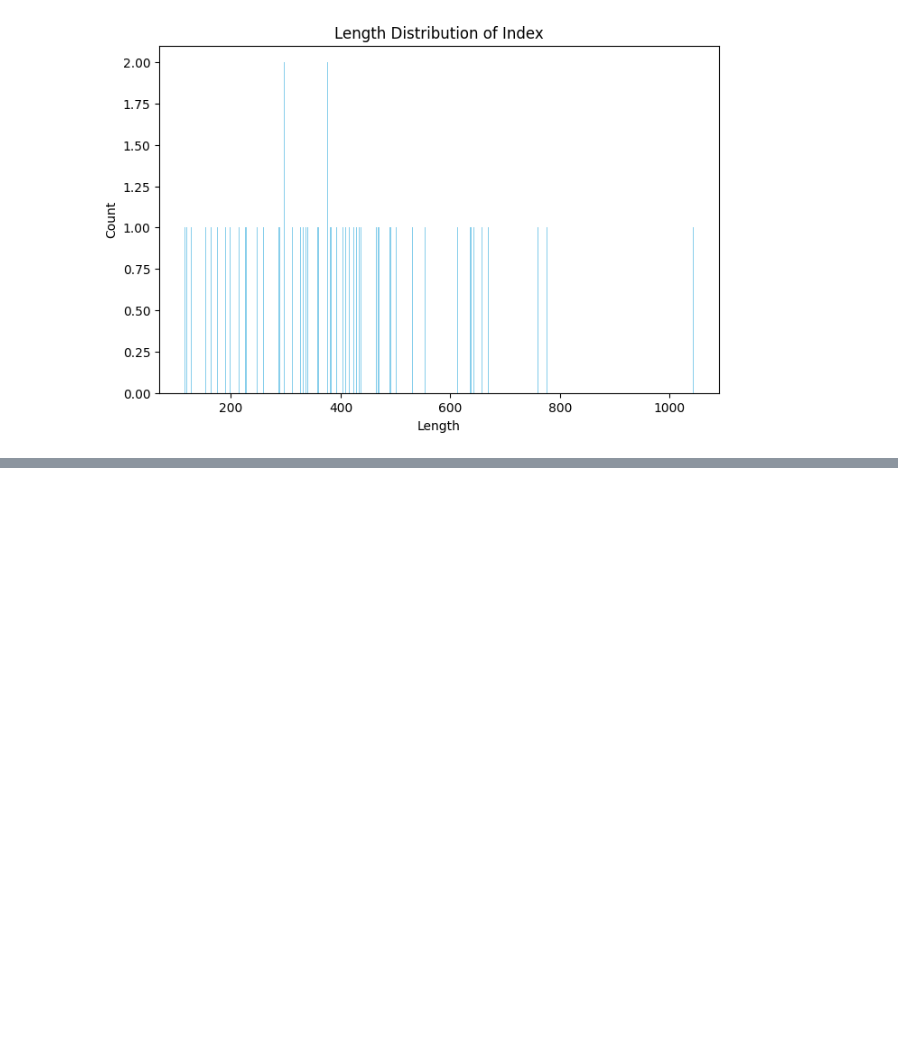
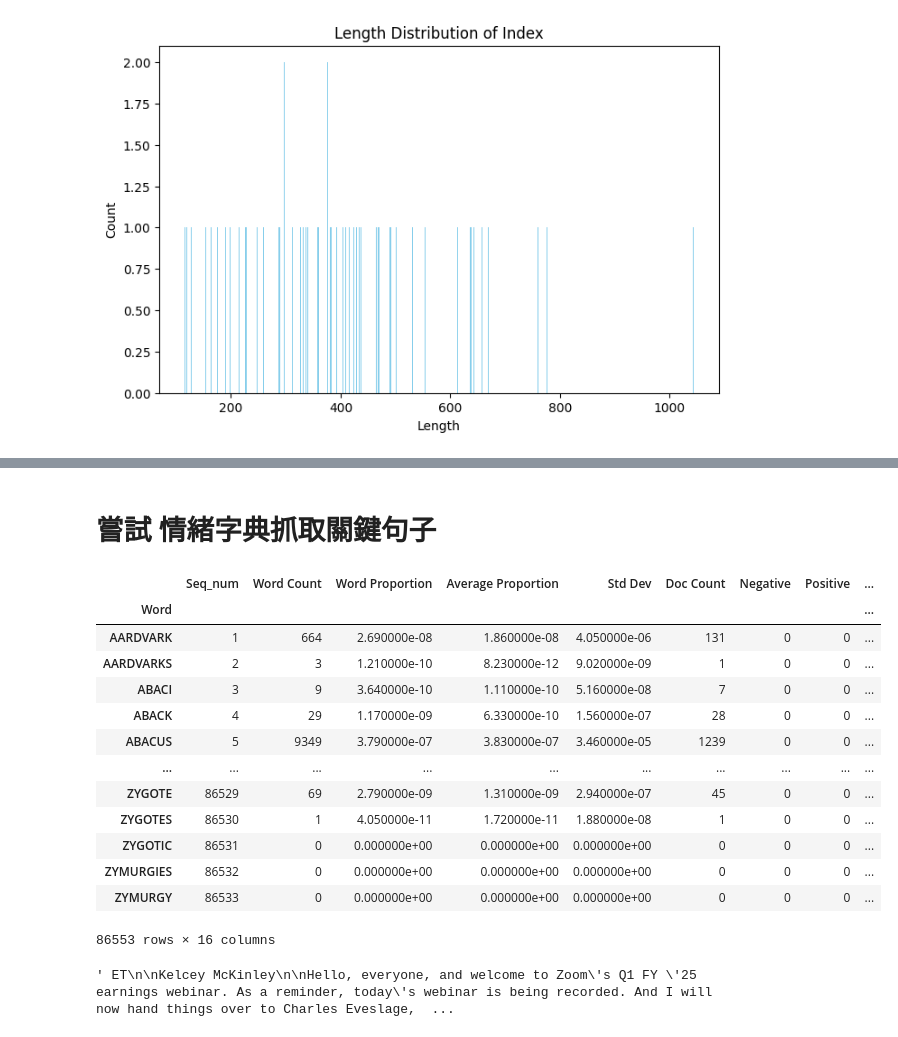
Before and after one commit to WangZiRongPraetorianGuard/earnings-call-predict-stock-price-movement, a Jupyter notebook: preprocess_stock_price_volatility.ipynb, the cells around one changed output, grey strips where cells are left out. Drawn from its saved outputs; the diff is of its cells as text; code cells hidden in the pictures; blank space fills up the shorter version.

```diff
--- a/preprocess_stock_price_volatility.ipynb
+++ b/preprocess_stock_price_volatility.ipynb
@@ -144,0 +209,27 @@ plt.show()
+# %% [markdown]
+# 嘗試 情緒字典抓取關鍵句子
+# %%
+emotional_dict = pd.read_csv('Loughran-McDonald_MasterDictionary_1993-2023.csv')
+# 顯示資料框的前幾行
+emotional_dict.set_index('Word', inplace=True)
+emotional_dict
+# %% [output]
+|  | Seq_num | Word Count | Word Proportion | Average Proportion | Std Dev | Doc Count | Negative | Positive | ... |
+| Word |  |  |  |  |  |  |  |  | ... |
+| AARDVARK | 1 | 664 | 2.690000e-08 | 1.860000e-08 | 4.050000e-06 | 131 | 0 | 0 | ... |
+| AARDVARKS | 2 | 3 | 1.210000e-10 | 8.230000e-12 | 9.020000e-09 | 1 | 0 | 0 | ... |
+| ABACI | 3 | 9 | 3.640000e-10 | 1.110000e-10 | 5.160000e-08 | 7 | 0 | 0 | ... |
+| ABACK | 4 | 29 | 1.170000e-09 | 6.330000e-10 | 1.560000e-07 | 28 | 0 | 0 | ... |
+| ABACUS | 5 | 9349 | 3.790000e-07 | 3.830000e-07 | 3.460000e-05 | 1239 | 0 | 0 | ... |
+| ... | ... | ... | ... | ... | ... | ... | ... | ... | ... |
+| ZYGOTE | 86529 | 69 | 2.790000e-09 | 1.310000e-09 | 2.940000e-07 | 45 | 0 | 0 | ... |
+| ZYGOTES | 86530 | 1 | 4.050000e-11 | 1.720000e-11 | 1.880000e-08 | 1 | 0 | 0 | ... |
+| ZYGOTIC | 86531 | 0 | 0.000000e+00 | 0.000000e+00 | 0.000000e+00 | 0 | 0 | 0 | ... |
+| ZYMURGIES | 86532 | 0 | 0.000000e+00 | 0.000000e+00 | 0.000000e+00 | 0 | 0 | 0 | ... |
+| ZYMURGY | 86533 | 0 | 0.000000e+00 | 0.000000e+00 | 0.000000e+00 | 0 | 0 | 0 | ... |
+86553 rows × 16 columns
+# %%
+words = filtered_df['paragraphs'][0]
+words
+# %% [output]
+' ET\n\nKelcey McKinley\n\nHello, everyone, and welcome to Zoom\'s Q1 FY \'25 earnings webinar. As a reminder, today\'s webinar is being recorded. And I will now hand things over to Charles Eveslage,  ...
```
Also changed, not shown: parts of 8 cells of this notebook, 12 other files.
